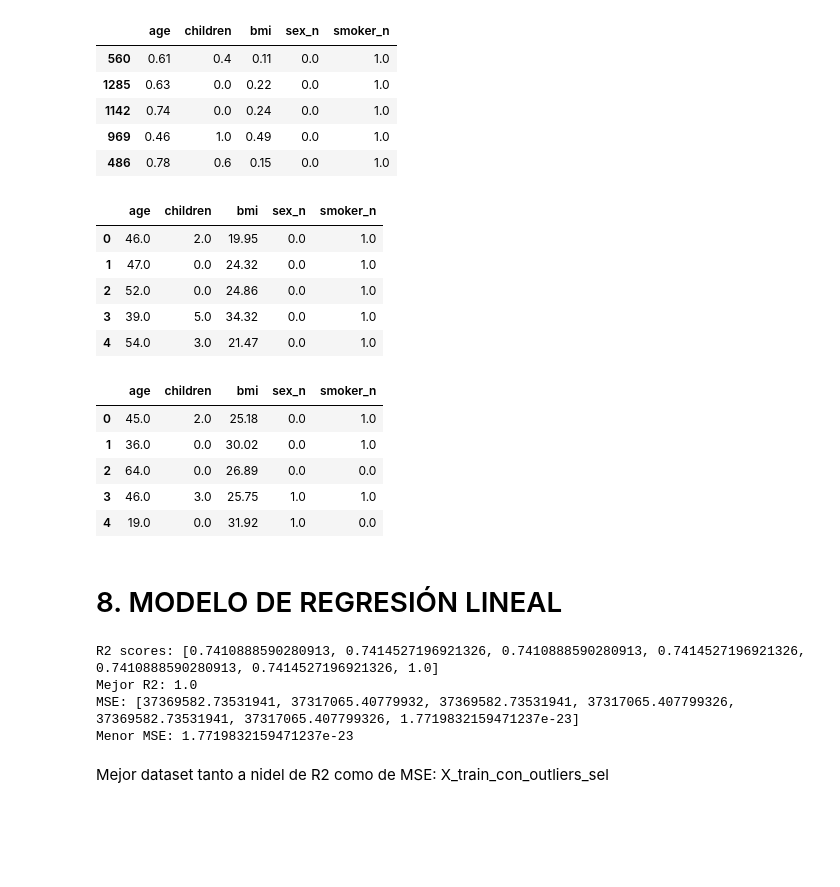
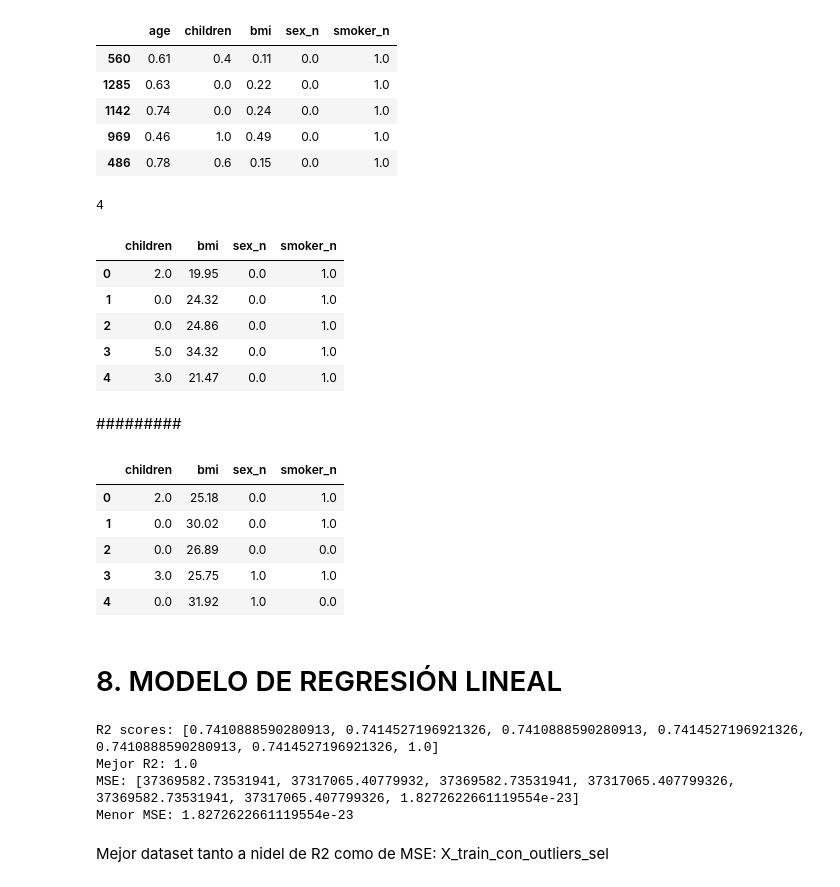
Before and after one commit to ginappedrosa/ginappedrosa-ML-medical_insurance_cost, a Jupyter notebook: src/explore.ipynb, the cells around one changed output. Drawn from its saved outputs; the diff is of its cells as text; code cells hidden in the pictures; blank space fills up the shorter version.

```diff
--- a/src/explore.ipynb
+++ b/src/explore.ipynb
@@ -588,32 +588,55 @@ with open("/workspaces/ginappedrosa-ML-medical_insurance_cost/models/scaler_con_
 with open("/workspaces/ginappedrosa-ML-medical_insurance_cost/models/scaler_sin_outliers.pkl", "wb") as file:
   pickle.dump(scaler_sin_outliers, file)
 # %%
-from sklearn.feature_selection import f_classif, SelectKBest
+from sklearn.feature_selection import f_classif, SelectKBest, f_regression
+from sklearn.linear_model import LinearRegression
+from sklearn.model_selection import cross_val_score
+import numpy as np
 
-selection_model = SelectKBest(f_classif, k = 5)
+def best_k(x_train, y_train):
+    scores = []
+
+    for k in range(1, x_train.shape[1] + 1):
+        selector = SelectKBest(score_func=f_regression, k=k)
+        X_new = selector.fit_transform(x_train, y_train)        # Modelo simple para comparar (usa el que prefieras)
+        model = LinearRegression()
+        cv_score = cross_val_score(model, X_new, y_train, cv=5, scoring='r2').mean()
+        scores.append(cv_score)    # Mostrar el k con mejor score
+    best_k = np.argmax(scores) + 1
+    return best_k
+
+k = best_k(X_train_sin_outliers_scal, y_train)
+
+print(k)
+
+selection_model = SelectKBest(f_classif, k = k)
+
 selection_model.fit(X_train_con_outliers, y_train)
 
 ix = selection_model.get_support()
 X_train_con_outliers_sel = pd.DataFrame(selection_model.transform(X_train_con_outliers), columns = X_train_con_outliers.columns.values[ix])
 X_test_con_outliers_sel = pd.DataFrame(selection_model.transform(X_test_con_outliers), columns = X_test_con_outliers.columns.values[ix])
 
 X_train_con_outliers_sel.head()
 # %% [output]
+4
-|  | age | children | bmi | sex_n | smoker_n |
-| 0 | 46.0 | 2.0 | 19.95 | 0.0 | 1.0 |
-| 1 | 47.0 | 0.0 | 24.32 | 0.0 | 1.0 |
-| 2 | 52.0 | 0.0 | 24.86 | 0.0 | 1.0 |
-| 3 | 39.0 | 5.0 | 34.32 | 0.0 | 1.0 |
-| 4 | 54.0 | 3.0 | 21.47 | 0.0 | 1.0 |
+|  | children | bmi | sex_n | smoker_n |
+| 0 | 2.0 | 19.95 | 0.0 | 1.0 |
+| 1 | 0.0 | 24.32 | 0.0 | 1.0 |
+| 2 | 0.0 | 24.86 | 0.0 | 1.0 |
+| 3 | 5.0 | 34.32 | 0.0 | 1.0 |
+| 4 | 3.0 | 21.47 | 0.0 | 1.0 |
+# %% [markdown]
+#########
 # %%
 X_test_con_outliers_sel.head()
 # %% [output]
-|  | age | children | bmi | sex_n | smoker_n |
-| 0 | 45.0 | 2.0 | 25.18 | 0.0 | 1.0 |
-| 1 | 36.0 | 0.0 | 30.02 | 0.0 | 1.0 |
-| 2 | 64.0 | 0.0 | 26.89 | 0.0 | 0.0 |
-| 3 | 46.0 | 3.0 | 25.75 | 1.0 | 1.0 |
-| 4 | 19.0 | 0.0 | 31.92 | 1.0 | 0.0 |
+|  | children | bmi | sex_n | smoker_n |
+| 0 | 2.0 | 25.18 | 0.0 | 1.0 |
+| 1 | 0.0 | 30.02 | 0.0 | 1.0 |
+| 2 | 0.0 | 26.89 | 0.0 | 0.0 |
+| 3 | 3.0 | 25.75 | 1.0 | 1.0 |
+| 4 | 0.0 | 31.92 | 1.0 | 0.0 |
 # %%
 X_train_con_outliers_sel["charges"] = list(y_train)
 X_test_con_outliers_sel["charges"] = list(y_test)
@@ -655,7 +678,7 @@ print("Menor MSE:", min(mse_results))
 # %% [output]
 R2 scores: [0.7410888590280913, 0.7414527196921326, 0.7410888590280913, 0.7414527196921326, 0.7410888590280913, 0.7414527196921326, 1.0]
 Mejor R2: 1.0
-MSE: [37369582.73531941, 37317065.40779932, 37369582.73531941, 37317065.407799326, 37369582.73531941, 37317065.407799326, 1.7719832159471237e-23]
-Menor MSE: 1.7719832159471237e-23
+MSE: [37369582.73531941, 37317065.40779932, 37369582.73531941, 37317065.407799326, 37369582.73531941, 37317065.407799326, 1.8272622661119554e-23]
+Menor MSE: 1.8272622661119554e-23
 # %% [markdown]
 Mejor dataset tanto a nidel de R2 como de MSE: X_train_con_outliers_sel
```
Also changed, not shown: parts of 1 cell of this notebook, 1 other file.
